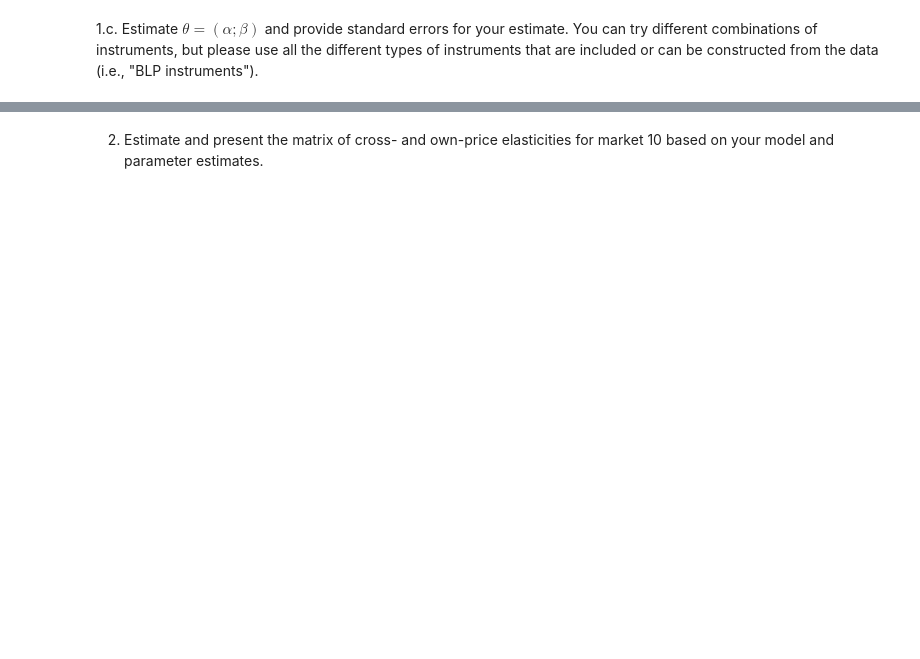
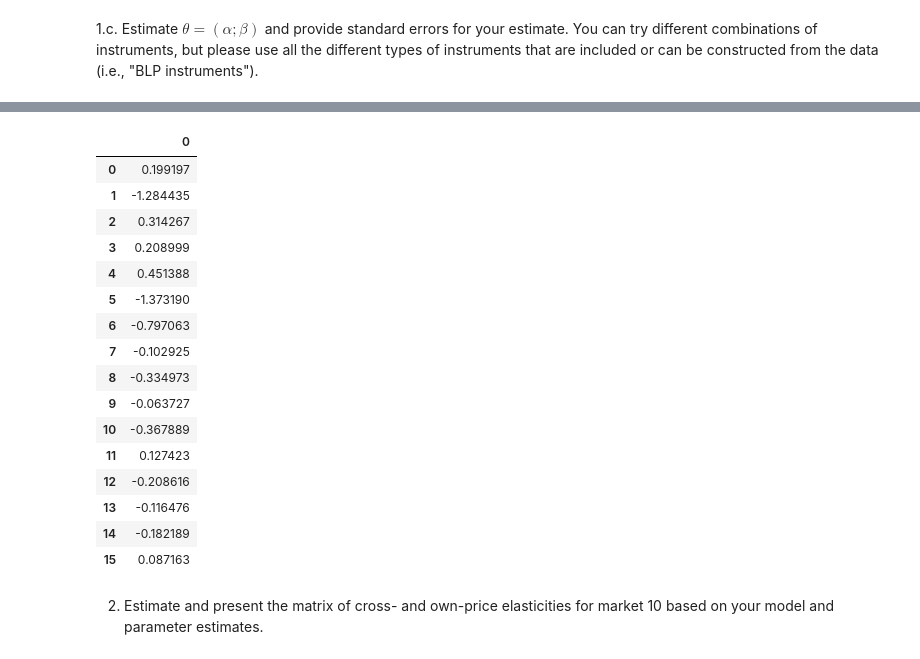
Before and after one commit to hspassos/BLP, a Jupyter notebook: blp.ipynb, the cells around one changed output, grey strips where cells are left out. Cells and saved outputs as stored; diff of their text form; code cells hidden in the pictures; blank space fills up the shorter version.

```diff
--- a/blp.ipynb
+++ b/blp.ipynb
@@ -34,7 +34,7 @@ prodsMarket['prodsMarket'] = mat_data['prodsMarket'].flatten()
 
 # Criar tabela com os dados por produto
 data = pd.DataFrame({
-    'market_ids': np.repeat(np.arange(len(prodsMarket)), prodsMarket['prodsMarket']),
+    'market_ids': 1 + np.repeat(np.arange(len(prodsMarket)), prodsMarket['prodsMarket']),
     'firm_ids': mat_data['f'].flatten(),
     'shares': mat_data['share'].flatten(),
     'prices': mat_data['pr'].flatten(),
@@ -118,8 +110,7 @@ standard deviation  0.140623  0.139543
 # %% [markdown]
 1.b. Show how you can invert market shares to obtain the mean utility level $\delta_j$ for each product.
 # %%
-logit_formulation = pyblp.Formulation('prices + char1 + char2 + char3 + costsh1 + costsh2', absorb='C(market_ids)')
-
+logit_formulation = pyblp.Formulation('prices + char1 + char2 + char3 + costsh1 + costsh2 + C(market_ids)')
 problem = pyblp.Problem(logit_formulation, data)
 
 logit_results = problem.solve()
@@ -147,8 +138,10 @@ The model may be under-identified. The total number of unfixed parameters is 6,
 # %%
 
 data['delta'] = logit_results.compute_delta()
-beta_est = logit_results.beta
-alpha_est = logit_results.sigma
+theta_est = pd.DataFrame(logit_results.beta)
+theta_est
+#sigma_est = logit_results.sigma
 #standard_errors = logit_results.compute_standard_errors()
 
 #cov_matrix = logit_results.covariance
+# %% [output]
@@ -155,3 +150,20 @@ alpha_est = logit_results.sigma
+|  | 0 |
+| 0 | 0.199197 |
+| 1 | -1.284435 |
+| 2 | 0.314267 |
+| 3 | 0.208999 |
+| 4 | 0.451388 |
+| 5 | -1.373190 |
+| 6 | -0.797063 |
+| 7 | -0.102925 |
+| 8 | -0.334973 |
+| 9 | -0.063727 |
+| 10 | -0.367889 |
+| 11 | 0.127423 |
+| 12 | -0.208616 |
+| 13 | -0.116476 |
+| 14 | -0.182189 |
+| 15 | 0.087163 |
 # %% [markdown]
 2. Estimate and present the matrix of cross- and own-price elasticities for market 10 based on your model and parameter estimates.
 # %%
```
Also changed, not shown: parts of 25 cells of this notebook.
